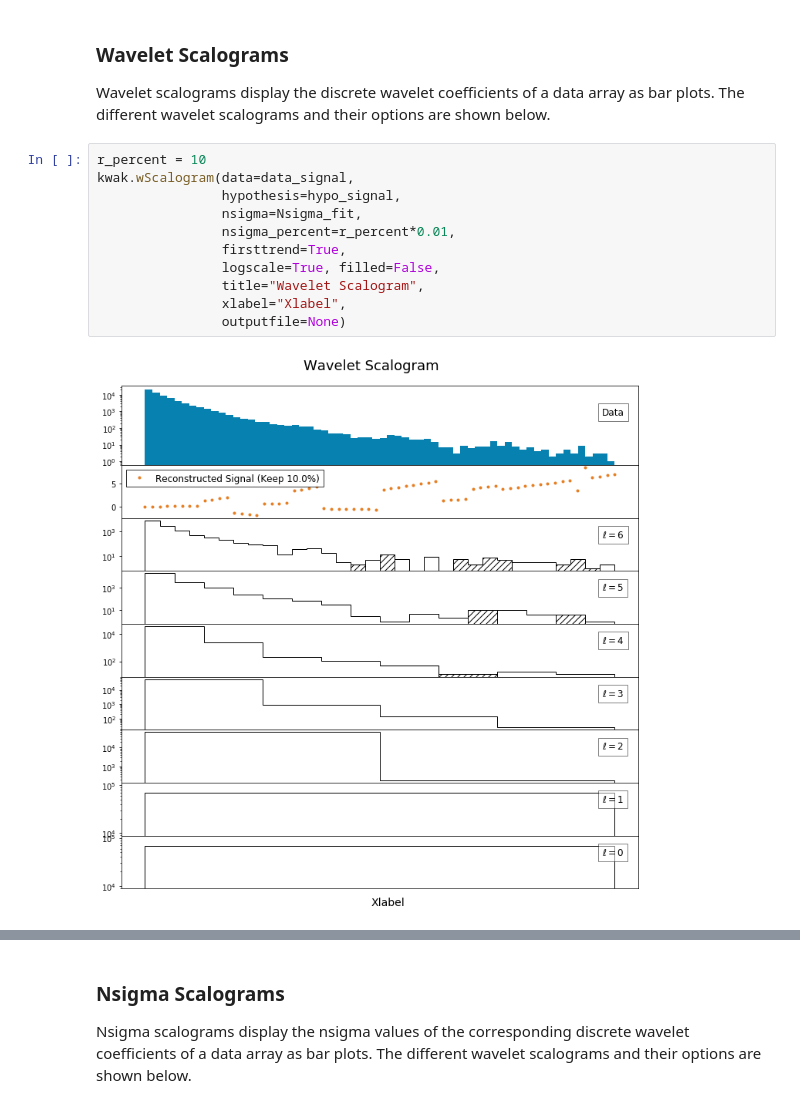
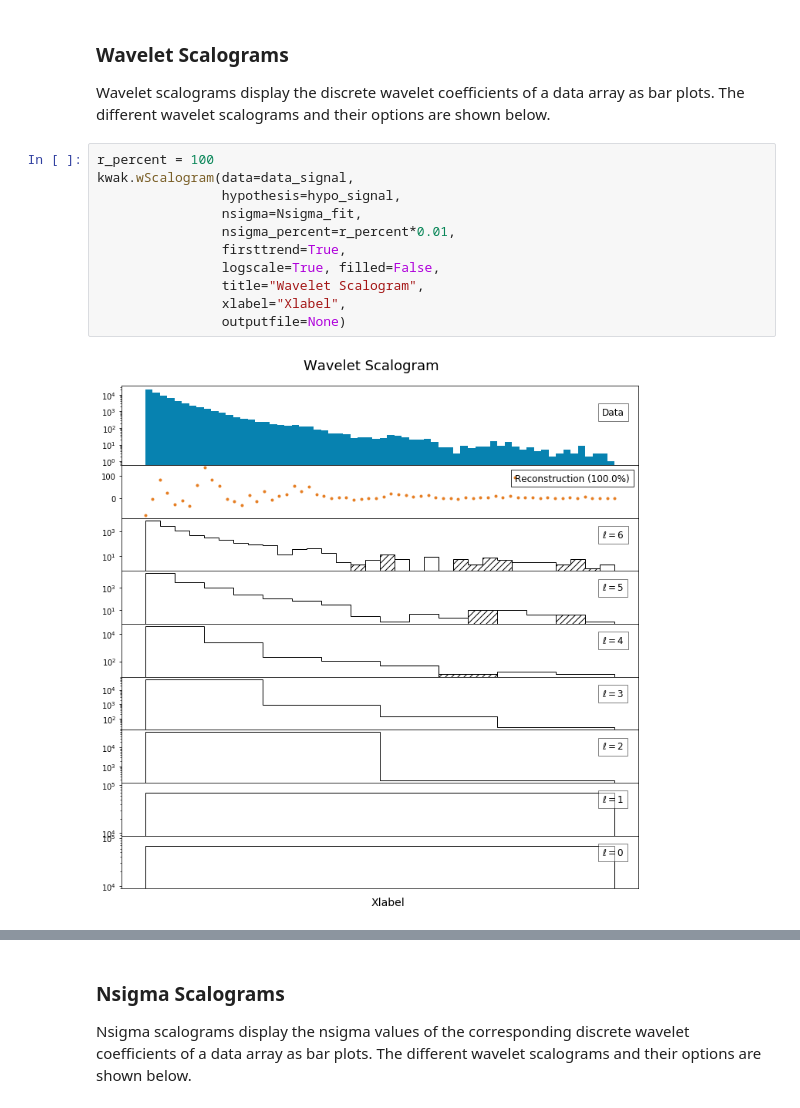
Before and after one commit to alexxromero/kwak_wavelets, a Jupyter notebook: Demo.ipynb, the cells around one changed output, grey strips where cells are left out. Cells and saved outputs as stored; diff of their text form.

```diff
--- a/Demo.ipynb
+++ b/Demo.ipynb
@@ -103,18 +103,18 @@ NsigmaFixedRes_fit = extr_nsets.NsigmaFixedRes_fit
 Wavelet scalograms display the discrete wavelet coefficients of a data array as bar plots.
 The different wavelet scalograms and their options are shown below.
 # %%
-r_percent = 10
+r_percent = 100
 kwak.wScalogram(data=data_signal,
                 hypothesis=hypo_signal,
                 nsigma=Nsigma_fit,
                 nsigma_percent=r_percent*0.01,
                 firsttrend=True,
                 logscale=True, filled=False,
                 title="Wavelet Scalogram",
                 xlabel="Xlabel",
                 outputfile=None)
 # %% [output]
-[figure, old version]
+[figure, new version]
 # %%
 r_percent = 10
 kwak.wScalogram_nsig(data=data_signal,
```
Also changed, not shown: parts of 2 cells of this notebook, 1 other file.
